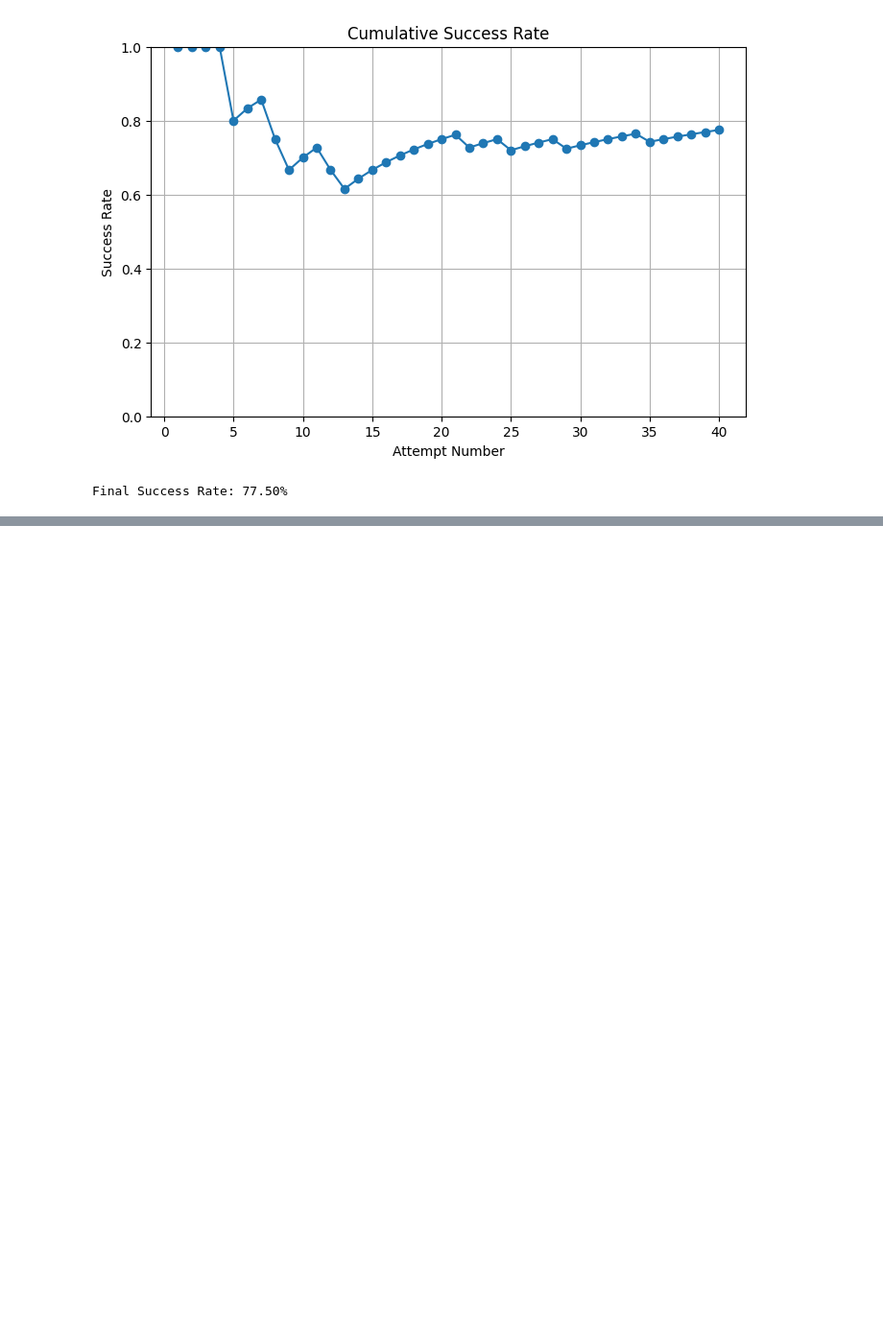
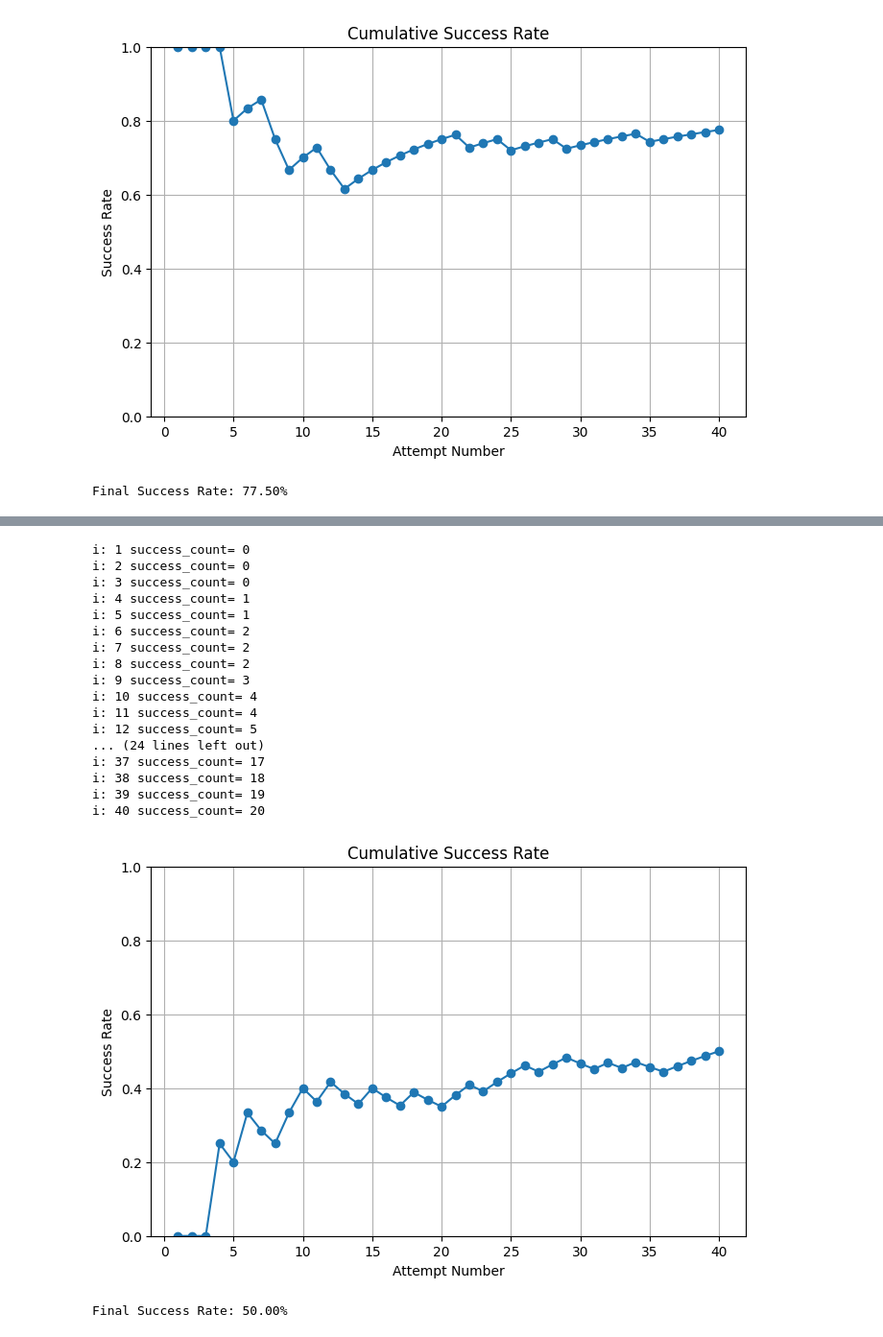
Before and after one commit to milong26/lerobot_diy, a Jupyter notebook: simplify_work/tools/calculate_success.ipynb, the cells around one changed output, grey strips where cells are left out. Shown at 96% size. Drawn from its saved outputs; the diff is of its cells as text; code cells hidden in the pictures; blank space fills up the shorter version.

```diff
--- a/simplify_work/tools/calculate_success.ipynb
+++ b/simplify_work/tools/calculate_success.ipynb
@@ -178,0 +297,59 @@ Final Success Rate: 77.50%
+# %%
+# 1cm skip
+import matplotlib.pyplot as plt
+
+# 在这里输入你的结果，0 表示失败，1 表示成功
+result = [0, 0, 0, 1, 0,
+ 1, 0, 0, 1, 1,
+ 0,1,0,0,1,
+ 0,0,1,0,0,
+ 1,1,0,1,1,
+ 1,0,1,1,0,
+ 0,1,0,1,0,
+ 0,1,1,1,1
+ ]
+
+# 计算每次的累计成功率
+success_rates = []
+success_count = 0
+for i, r in enumerate(result, start=1):
+
+    success_count += r
+    print("i:",i,"success_count=",success_count)
+    success_rates.append(success_count / i)
+
+# 绘制成功率变化曲线
+plt.figure(figsize=(8, 5))
+plt.plot(range(1, len(result) + 1), success_rates, marker='o')
+plt.title("Cumulative Success Rate")
+plt.xlabel("Attempt Number")
+plt.ylabel("Success Rate")
+plt.ylim(0, 1)
+plt.grid(True)
+plt.show()
+
+# 输出最终成功率
+if success_rates:
+    print(f"Final Success Rate: {success_rates[-1]:.2%}")
+else:
+    print("No results to calculate.")
+# %% [output]
+i: 1 success_count= 0
+i: 2 success_count= 0
+i: 3 success_count= 0
+i: 4 success_count= 1
+i: 5 success_count= 1
+i: 6 success_count= 2
+i: 7 success_count= 2
+i: 8 success_count= 2
+i: 9 success_count= 3
+i: 10 success_count= 4
+i: 11 success_count= 4
+i: 12 success_count= 5
+... (24 lines left out)
+i: 37 success_count= 17
+i: 38 success_count= 18
+i: 39 success_count= 19
+i: 40 success_count= 20
+[figure, added]
+Final Success Rate: 50.00%
```
Also changed, not shown: parts of 2 cells of this notebook, 9 other files.
